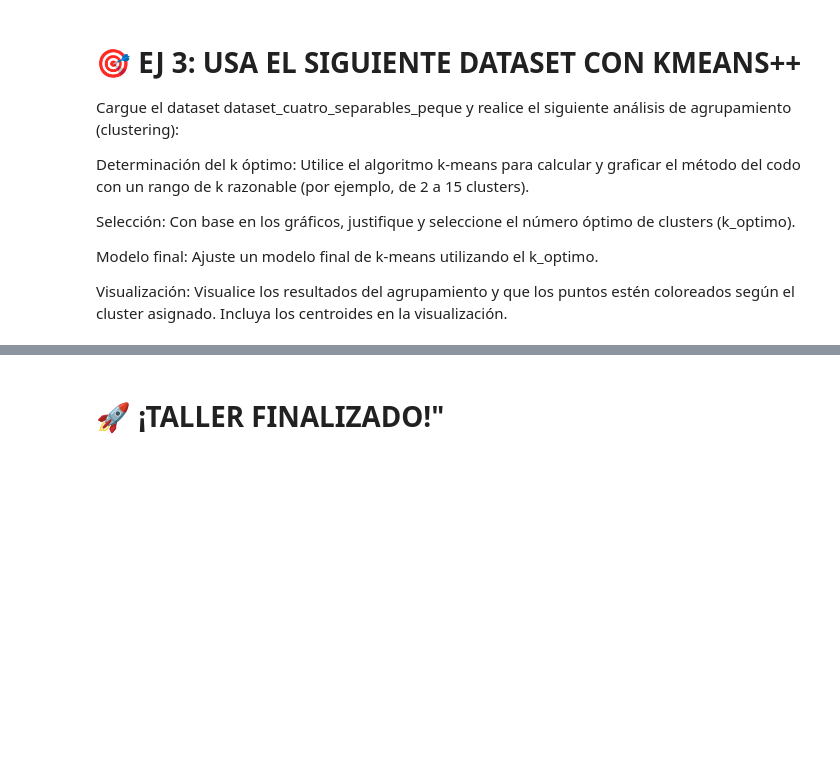
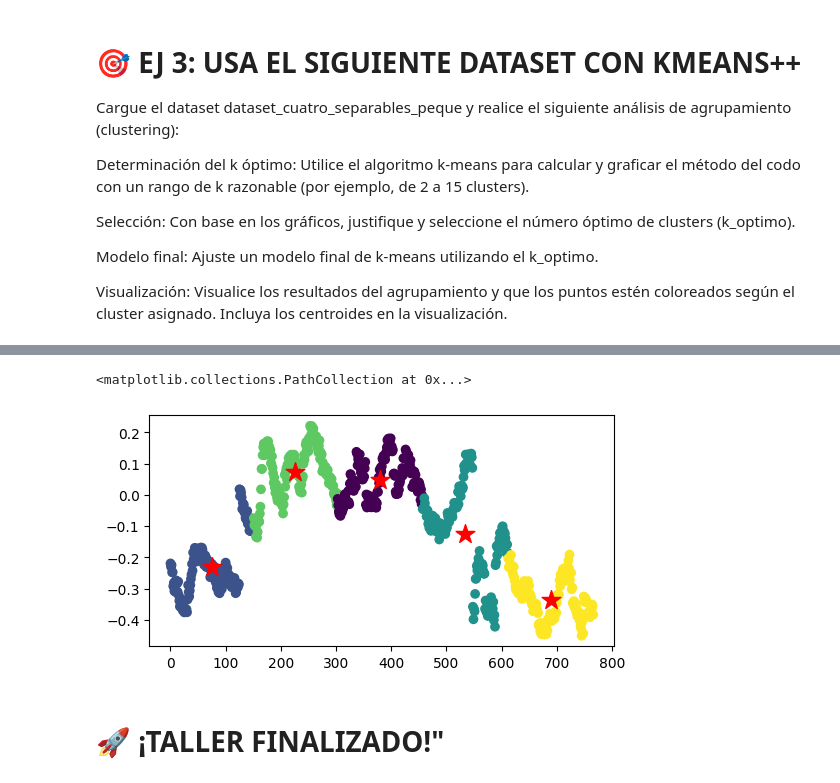
Before and after one commit to SandraNavarrete-docente/aprendizaje-automatico-252601, a Jupyter notebook: 04-MODELOS-NO-SUPERVISADOS/4_3_Métodos_de_clustering_basados_en_particiones_V2.ipynb, the cells around one changed output, grey strips where cells are left out. Saved outputs shown, nothing was run; the diff lists cells and outputs as text; code cells hidden in the pictures; blank space fills up the shorter version.

```diff
--- a/04-MODELOS-NO-SUPERVISADOS/4_3_Métodos_de_clustering_basados_en_particiones_V2.ipynb
+++ b/04-MODELOS-NO-SUPERVISADOS/4_3_Métodos_de_clustering_basados_en_particiones_V2.ipynb
@@ -312,2 +358,17 @@ ax.scatter(Dx[:,0],Dx[:,1], c=Dy)
+# %%
+cDx = paso1_elije_centros_inteligente(4, Dx)
+cDxIni = cDx.copy()
+Dyp = paso2_asigna_puntos(Dx, cDx)
+cDx = paso3_actualiza_centros(Dx, cDx, Dyp, 4)
+k = 5
+# %%
+MyKMeansPlusPlus(Dx, k)
+cDx, Dyp,cDxIni = MyKMeansPlusPlus(Dx, k)
+fig, ax = plt.subplots(figsize=(6,3))
+ax.scatter(Dx[:,0],Dx[:,1], c=Dyp)
+ax.scatter(cDx[:,0],cDx[:,1], marker='*', s=200, c='r')
+# %% [output]
+<matplotlib.collections.PathCollection at 0x...>
+[figure, added]
 # %% [markdown]
 # 🚀 ¡TALLER FINALIZADO!"
```
Also changed, not shown: parts of 15 cells of this notebook.
